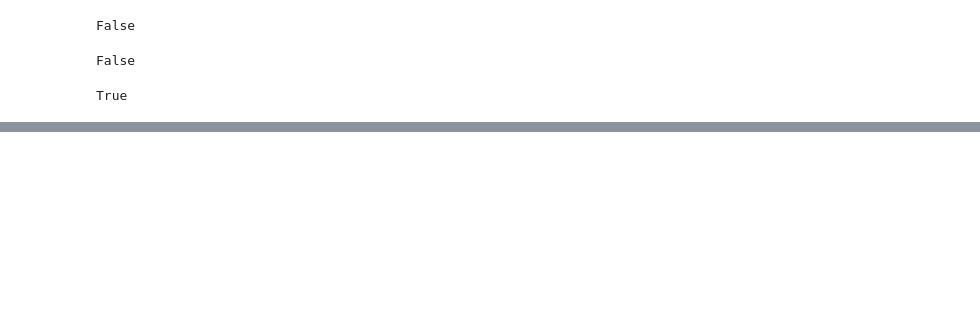
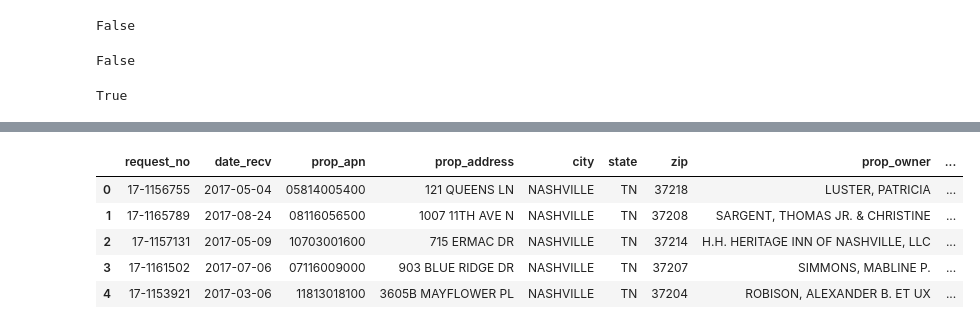
Before and after one commit to DataScienceBS/data-question-2-tornado-bombers, a Jupyter notebook: DQ2_SQL into Python.ipynb, the cells around one changed output, grey strips where cells are left out. Drawn from its saved outputs; the diff is of its cells as text; code cells hidden in the pictures; blank space fills up the shorter version.

```diff
--- a/DQ2_SQL into Python.ipynb
+++ b/DQ2_SQL into Python.ipynb
@@ -407,0 +462,9 @@ SyntaxError: can't assign to function call (<ipython-input-55-96e0ee8a9e29>, lin
+# %%
+cleaning_standards.head()
+# %% [output]
+|  | request_no | date_recv | prop_apn | prop_address | city | state | zip | prop_owner | ... |
+| 0 | 17-1156755 | 2017-05-04 | 05814005400 | 121 QUEENS LN | NASHVILLE | TN | 37218 | LUSTER, PATRICIA | ... |
+| 1 | 17-1165789 | 2017-08-24 | 08116056500 | 1007 11TH AVE N | NASHVILLE | TN | 37208 | SARGENT, THOMAS JR. & CHRISTINE | ... |
+| 2 | 17-1157131 | 2017-05-09 | 10703001600 | 715 ERMAC DR | NASHVILLE | TN | 37214 | H.H. HERITAGE INN OF NASHVILLE, LLC | ... |
+| 3 | 17-1161502 | 2017-07-06 | 07116009000 | 903 BLUE RIDGE DR | NASHVILLE | TN | 37207 | SIMMONS, MABLINE P. | ... |
+| 4 | 17-1153921 | 2017-03-06 | 11813018100 | 3605B MAYFLOWER PL | NASHVILLE | TN | 37204 | ROBISON, ALEXANDER B. ET UX | ... |
```
Also changed, not shown: parts of 18 cells of this notebook.
